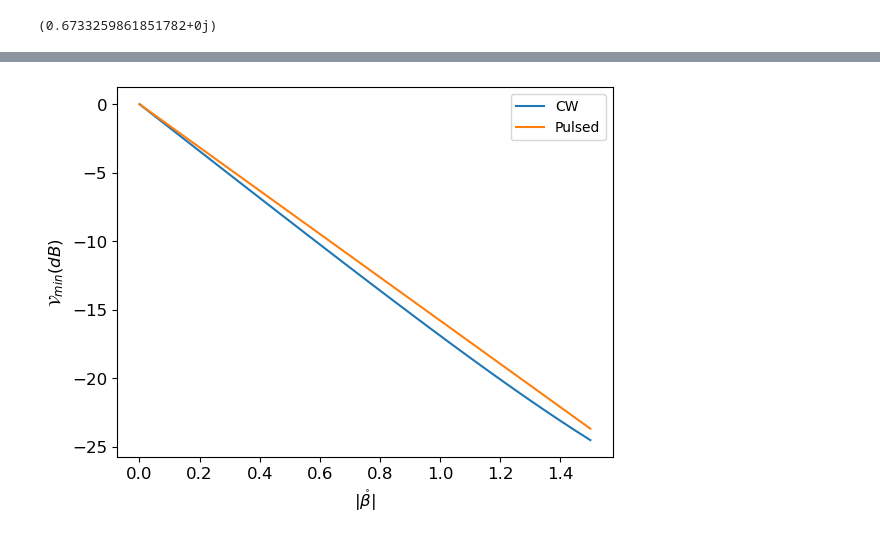
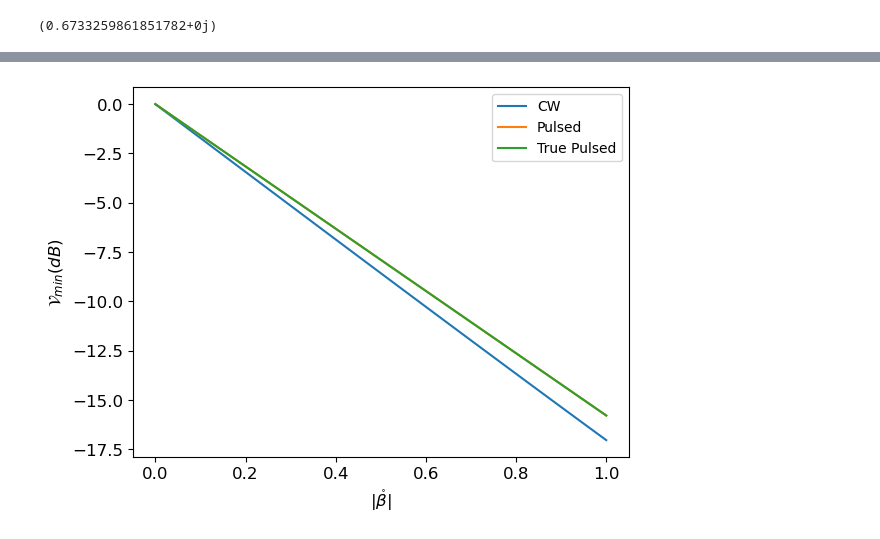
Before and after one commit to JKranias/Whittaker-Shannon-Decomposition, a Jupyter notebook: Whittaker-Shannon_code/Homodyne Detection.ipynb, the cells around one changed output, grey strips where cells are left out. Drawn from its saved outputs; the diff is of its cells as text; code cells hidden in the pictures.

```diff
--- a/Whittaker-Shannon_code/Homodyne Detection.ipynb
+++ b/Whittaker-Shannon_code/Homodyne Detection.ipynb
@@ -195,7 +216,7 @@ plt.show()
 #plotting V(w) vs. theta at w
 Omega = 2 * np.sqrt(np.pi) / (Tc * fine_param)
 w_list = np.array([0, 0.5, 1])
-thetalist = np.linspace(0,2*np.pi,100)
+thetalist = np.linspace(0,2*np.pi,1000)
 
 B = Bc * r
 U, Q = sc.linalg.polar(B, side = "left")
@@ -209,9 +230,10 @@ for w in w_list:
     plt.plot(thetalist,10*np.log10(np.array(Vlist)/len(Q)), label="$\omega=$"+str(w/2)+r"$\Omega$")
 
 plt.xlabel(r"$\theta$")
-plt.ylabel(r"$\mathcal{V}(\omega) (dB)$")
+plt.ylabel(r"$\mathcal{V}_\theta(\omega) (dB)$")
 plt.hlines(0, 0, 2*np.pi, color="black", linestyle="dashed", label="vacuum variance")
 plt.legend(loc="upper right")
+plt.tight_layout()
 plt.savefig("Homo_CW.pdf")
 plt.show()
 # %% [output]
@@ -515,45 +575,60 @@ plt.show()
 # %%
-# comparing minimum variance between CW and pulsed vs beta_circ with higher WS resolution
+# comparing minimum variance between CW and pulsed vs beta_circ with the true minimum from diagonalization
 Tp=1
 Bc = 0.1
-fine_param = 5
+fine_param = 1
 mat_size = 30 * fine_param
 
 
 Omega = 2 * np.sqrt(np.pi) / (Tc * fine_param)
-Bc_vals = np.linspace(0,1.5,50)
+Bc_vals = np.linspace(0,1,50)
 Sq_CW = []
 Sq_Pulsed = []
+Sq_K = []
 for Bc in Bc_vals:
 
     Tc=0.001
     r = r_dg_f(mat_size,0,fine_param)
     B = Bc * r
     U, Q = sc.linalg.polar(B, side = "left")
     sinhQ = sinh(Q)
     coshQ = cosh(Q)
     Sq_CW.append(Sq(0))
 
     Tc=0.1
     r = r_dg_f(mat_size,0,fine_param)
     B = Bc * r
     U, P = sc.linalg.polar(B, side = "right")
     sinhP = sinh(P)
     coshP = cosh(P)
     sinh2P = np.linalg.matrix_power(sinhP,2)
     evals, evecs = np.linalg.eig(sinh2P)
     max_index = np.argmax(evals)
     f = evecs[:,max_index]
     N = sinh2P
     M = np.linalg.multi_dot([coshP,sinhP,U.T])
     Sq_Pulsed.append(Var(np.pi/2))
 
+
+    #true pulsed minimum variance
+    K = Kmat(N,M)
+    Kevals, Kevecs = np.linalg.eig(K)
+    Sq_K.append(1+2*np.min(Kevals))
+    min_index = np.argmin(evals)
+    opt_phi = Kevecs[:,min_index]
+    #plt.plot(opt_phi)
+
+
+#plt.plot(opt_phi)
+#plt.show()
+
 plt.plot(Bc_vals,10*np.log10(np.array(Sq_CW)), label="CW")
 plt.plot(Bc_vals,10*np.log10(np.array(Sq_Pulsed)), label="Pulsed")
+plt.plot(Bc_vals,10*np.log10(np.array(Sq_K)), label="True Pulsed")
 plt.ylabel(r"$\mathcal{V}_{min} (dB)$")
 plt.xlabel(r"$|\mathring{\beta}|$")
 plt.legend()
 plt.savefig("Homo_Min.pdf")
 plt.show()
 # %% [output]
-[figure, old version]
+[figure, new version]
```
Also changed, not shown: parts of 5 cells of this notebook, 3 other files.
